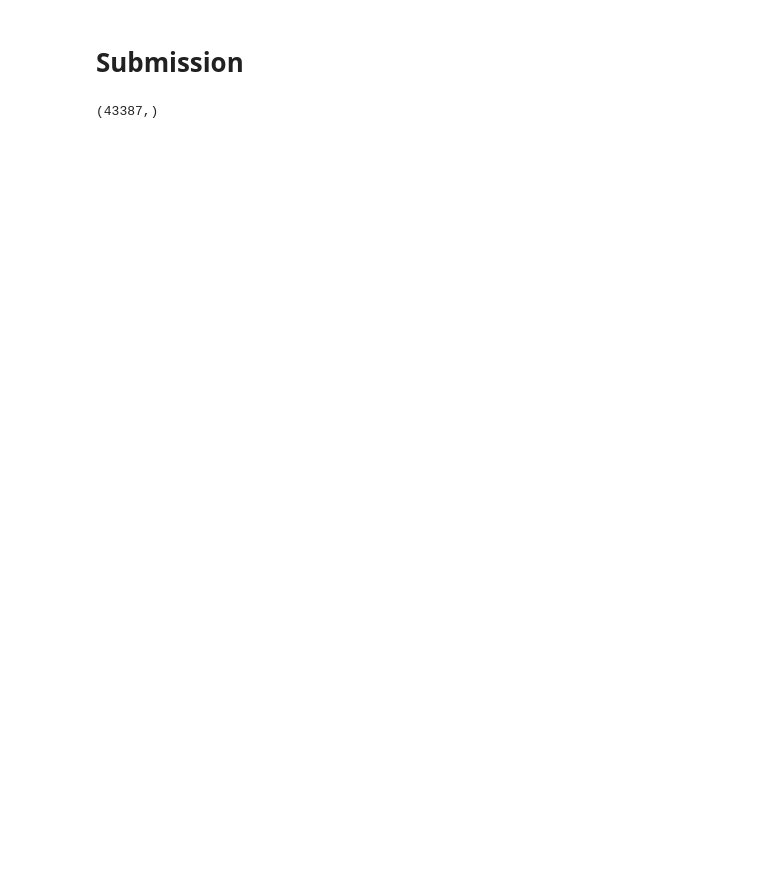
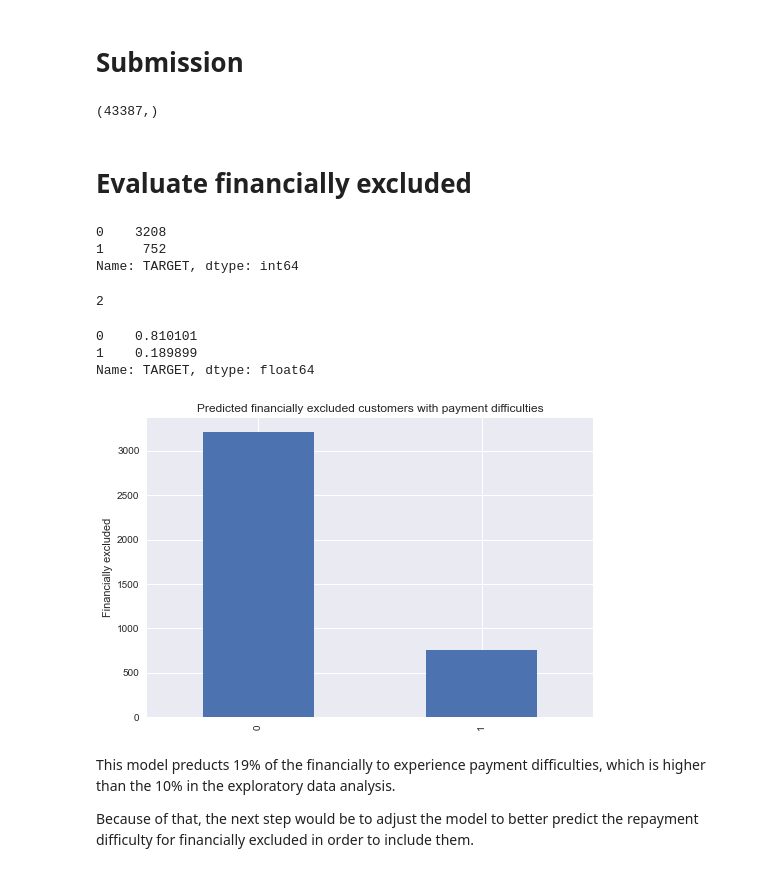
Before and after one commit to Dutchmick/loan_repayment_prediction, a Jupyter notebook: notebooks/Homecred - ML modelling - Advanced.ipynb, the cells around one changed output. Saved outputs shown, nothing was run; the diff lists cells and outputs as text; code cells hidden in the pictures; blank space fills up the shorter version.

```diff
--- a/notebooks/Homecred - ML modelling - Advanced.ipynb
+++ b/notebooks/Homecred - ML modelling - Advanced.ipynb
@@ -254,7 +245,7 @@ KNeighborsClassifier(algorithm='auto', leaf_size=30, metric='euclidean',
                      metric_params=None, n_jobs=None, n_neighbors=2, p=2,
                      weights='uniform')
 # %%
-model4 = LogisticRegression(C=10,
+model4 = LogisticRegression(C=5,
                             penalty='l2')
 model4.fit(x_train, y_train)
 # %% [output]
@@ -442,7 +433,44 @@ prediction = model4.predict(test_df)
 SK_ID_CURR = list(test_ids_df['SK_ID_CURR'])
 predicted_test_values = pd.DataFrame({'SK_ID_CURR': SK_ID_CURR, 'TARGET': prediction})
 predicted_test_values.to_csv(external_data + 'Submission_file.csv', index=False)
+ID_fin_included_df = pd.read_csv(cleaned_folder + 'ID_fin_included_df.csv')
 # %%
 prediction.shape
 # %% [output]
 (43387,)
+# %% [markdown]
+# Evaluate financially excluded
+# %%
+# Add column 'fin_included'
+IDs_fin_included = list(ID_fin_included_df['SK_ID_CURR'])
+predicted_test_values['fin_included'] = predicted_test_values['SK_ID_CURR'].apply(lambda x: x in IDs_fin_included).astype(int)
+# create separate dataset with financially excluded
+fin_excluded_df = predicted_test_values[predicted_test_values['fin_included'] == 0]
+# %%
+fin_excluded_df['TARGET'].value_counts()
+# %% [output]
+0    3208
+1     752
+Name: TARGET, dtype: int64
+# %%
+fin_excluded_df['TARGET'].nunique()
+# %% [output]
+2
+# %%
+fin_excluded_df['TARGET'].value_counts(normalize=True)
+# %% [output]
+0    0.810101
+1    0.189899
+Name: TARGET, dtype: float64
+# %%
+ax = fin_excluded_df['TARGET'].value_counts(normalize=False).plot(kind='bar',
+                                                                  title='Predicted financially excluded customers with payment difficulties',
+                                                                  ylabel='Financially excluded')
+fig = ax.get_figure()
+fig.savefig(output_folder + 'figure.png')
+# %% [output]
+[figure, added]
+# %% [markdown]
+This model preducts 19% of the financially to experience payment difficulties, which is higher than the 10% in the exploratory data analysis.
+
+Because of that, the next step would be to adjust the model to better predict the repayment difficulty for financially excluded in order to include them.
```
Also changed, not shown: parts of 15 cells of this notebook, 11 other files.
